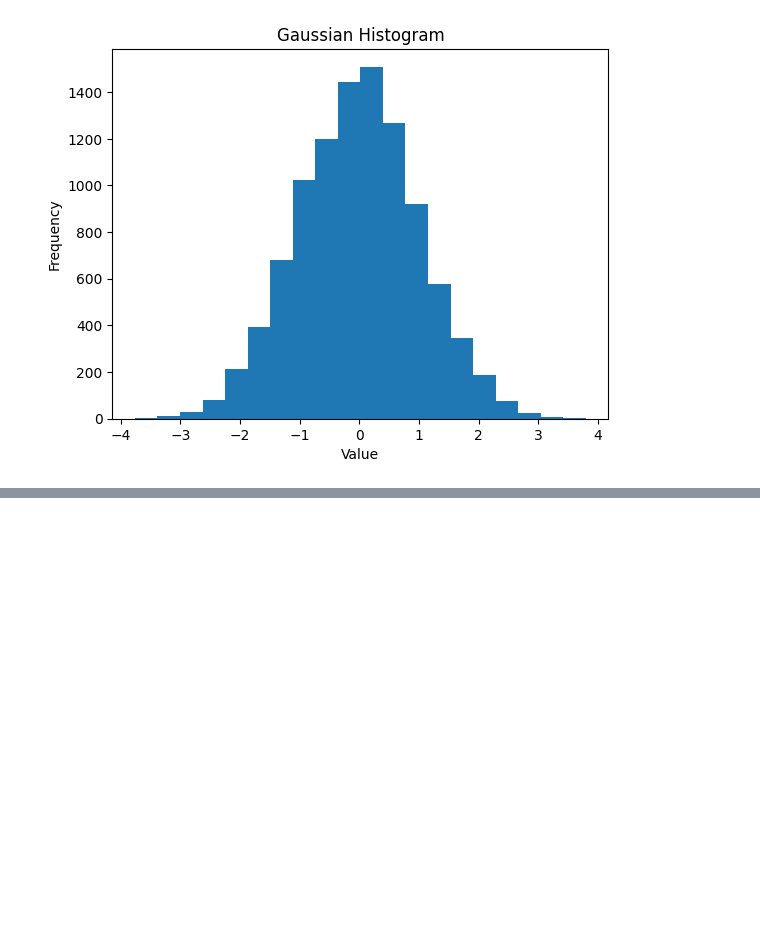
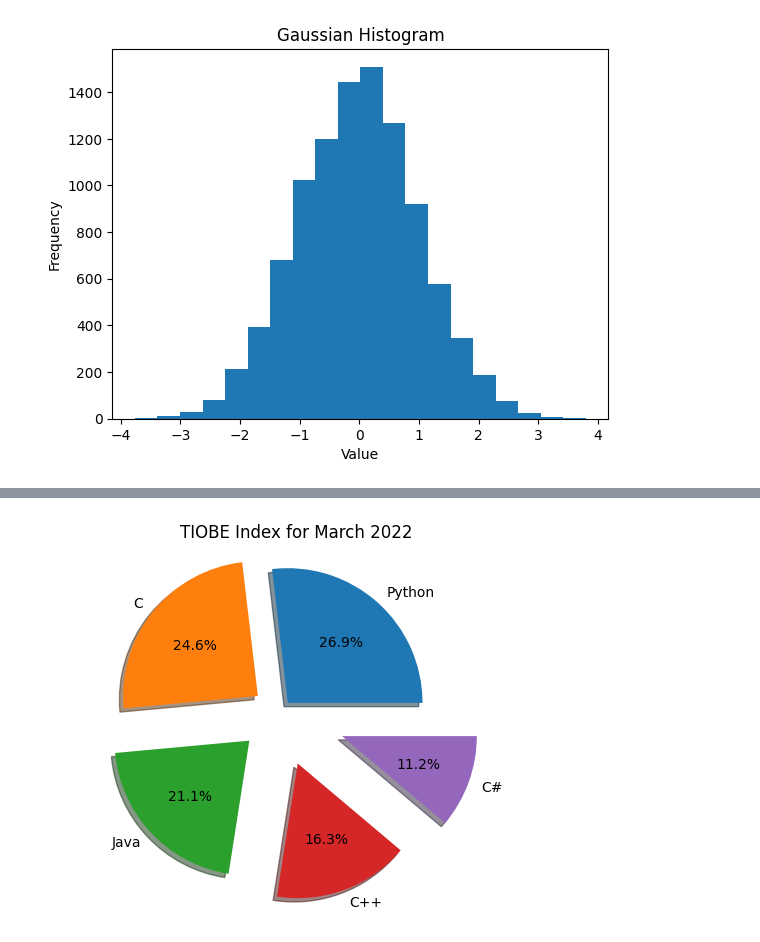
Before and after one commit to seanleeforever/mycode, a Jupyter notebook: Untitled.ipynb, the cells around one changed output, grey strips where cells are left out. Cells and saved outputs as stored; diff of their text form; code cells hidden in the pictures; blank space fills up the shorter version.

```diff
--- a/Untitled.ipynb
+++ b/Untitled.ipynb
@@ -88,0 +124,21 @@ plt.show()
+# %%
+# Pie charts are generally considered poor ways to communicate data visually, so proceed with caution!!
+
+labels = 'Python', 'C', 'Java', 'C++', 'C#'
+sizes = [14.26, 13.06, 11.19, 8.66, 5.92]
+explode = (0.1, 0.2, 0.3, 0.4, 0.5)  # how far a pie slice "sticks out"
+
+fig1, ax1 = plt.subplots()
+ax1.pie(sizes,
+        explode=explode,
+        labels=labels,
+        autopct='%1.1f%%',  # this autopct argument takes float values up-to tenth place after decimal
+        shadow=True,        # shadow draws a shadow beneath the pie
+        startangle=0)       # startangle rotates the start of the pie chart by angle degrees counterclockwise from the x-axis
+
+ax1.axis('equal')  # Equal aspect ratio ensures that pie is drawn as a circle.
+
+plt.title('TIOBE Index for March 2022')
+plt.show()
+# %% [output]
+[figure, added]
```
Also changed, not shown: parts of 2 cells of this notebook, 7 other files.
